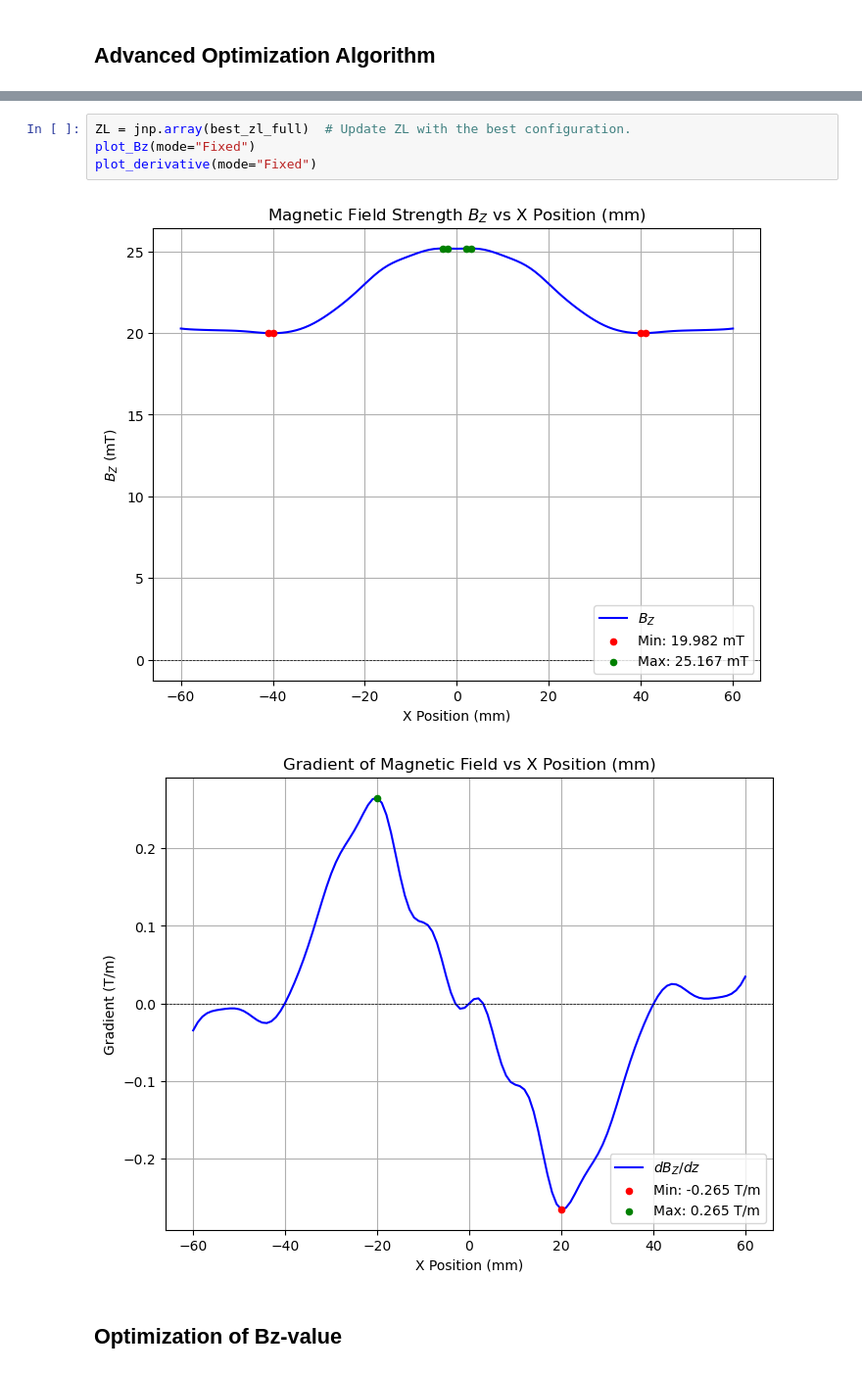
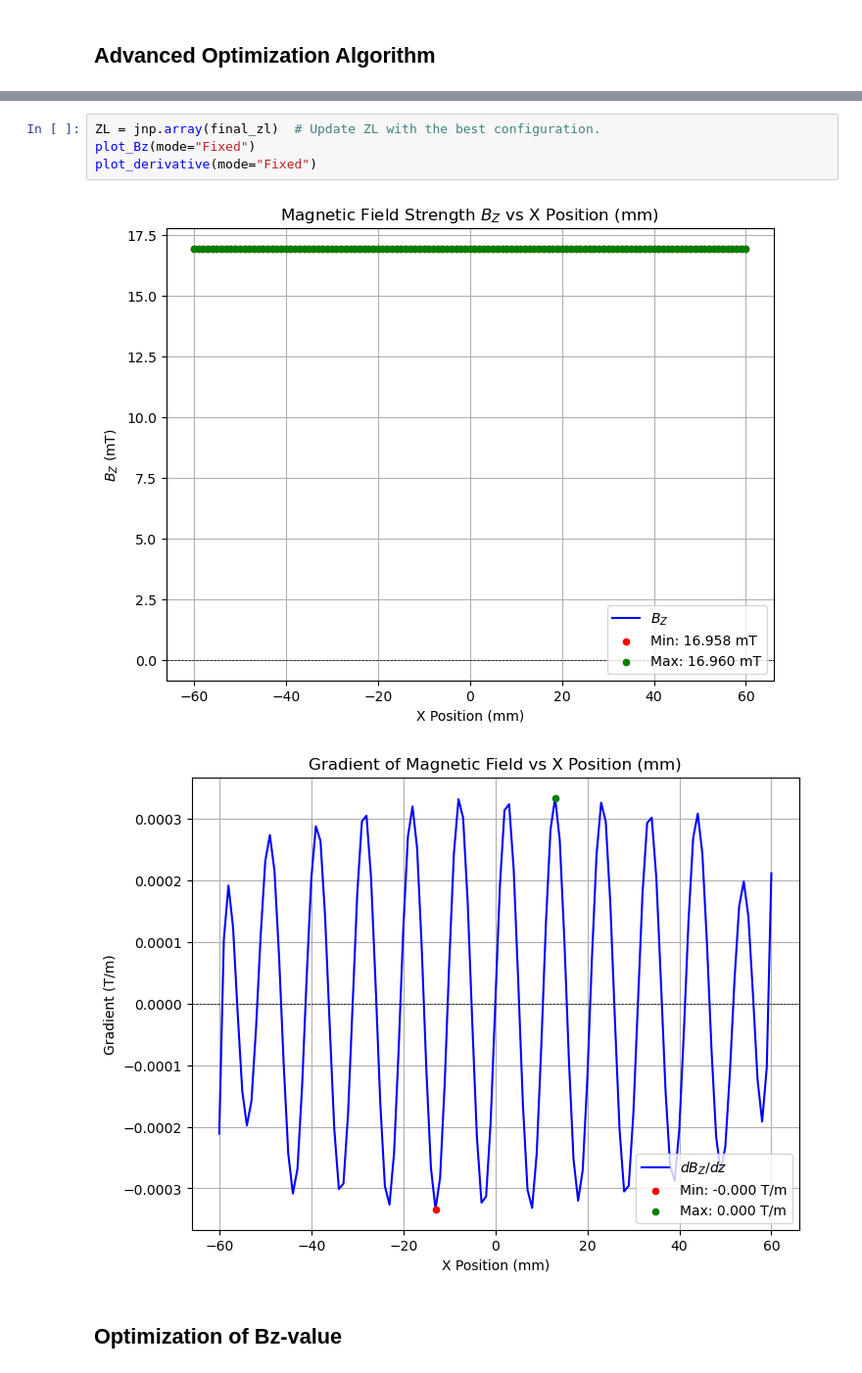
Before and after one commit to joostwijn/Rotating_Magnetic_Setup, a Jupyter notebook: 3. Magnets/Field_Shaping_Algorithm_JAX.ipynb, the cells around one changed output, grey strips where cells are left out. Shown at 98% size. Cells and saved outputs as stored; diff of their text form.

```diff
--- a/3. Magnets/Field_Shaping_Algorithm_JAX.ipynb
+++ b/3. Magnets/Field_Shaping_Algorithm_JAX.ipynb
@@ -1145,10 +1128,10 @@ print(total_error_gradient(x_flat, y_flat, z_flat, final_zl, H, MZ))
 # %%
-ZL = jnp.array(best_zl_full)  # Update ZL with the best configuration.
+ZL = jnp.array(final_zl)  # Update ZL with the best configuration.
 plot_Bz(mode="Fixed")
 plot_derivative(mode="Fixed")
 # %% [output]
-[figure, old version]
+[figure, new version]
-[figure, old version]
+[figure, new version]
 # %% [markdown]
 ## Optimization of Bz-value
 # %%
```
Also changed, not shown: parts of 3 cells of this notebook.
